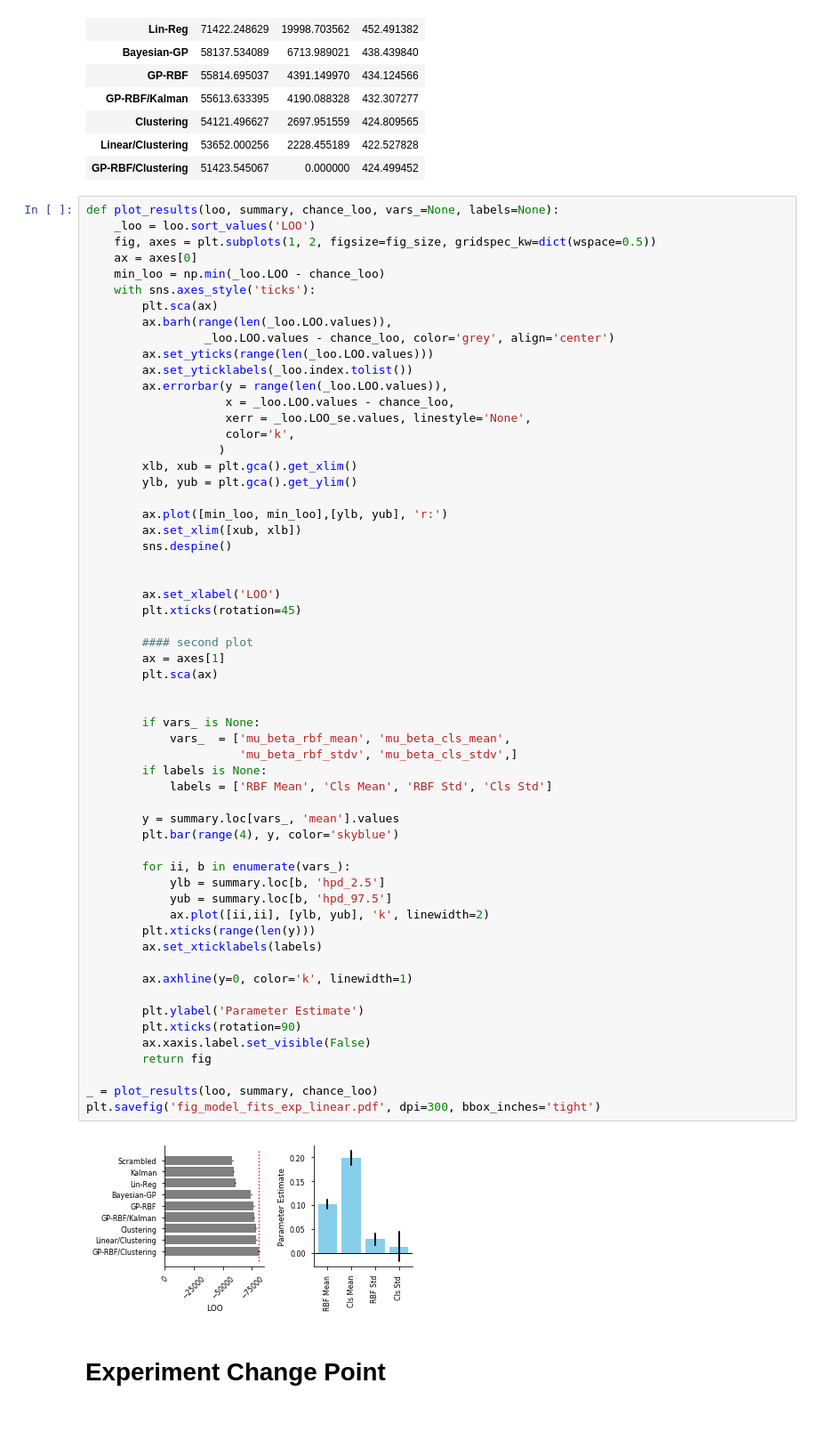
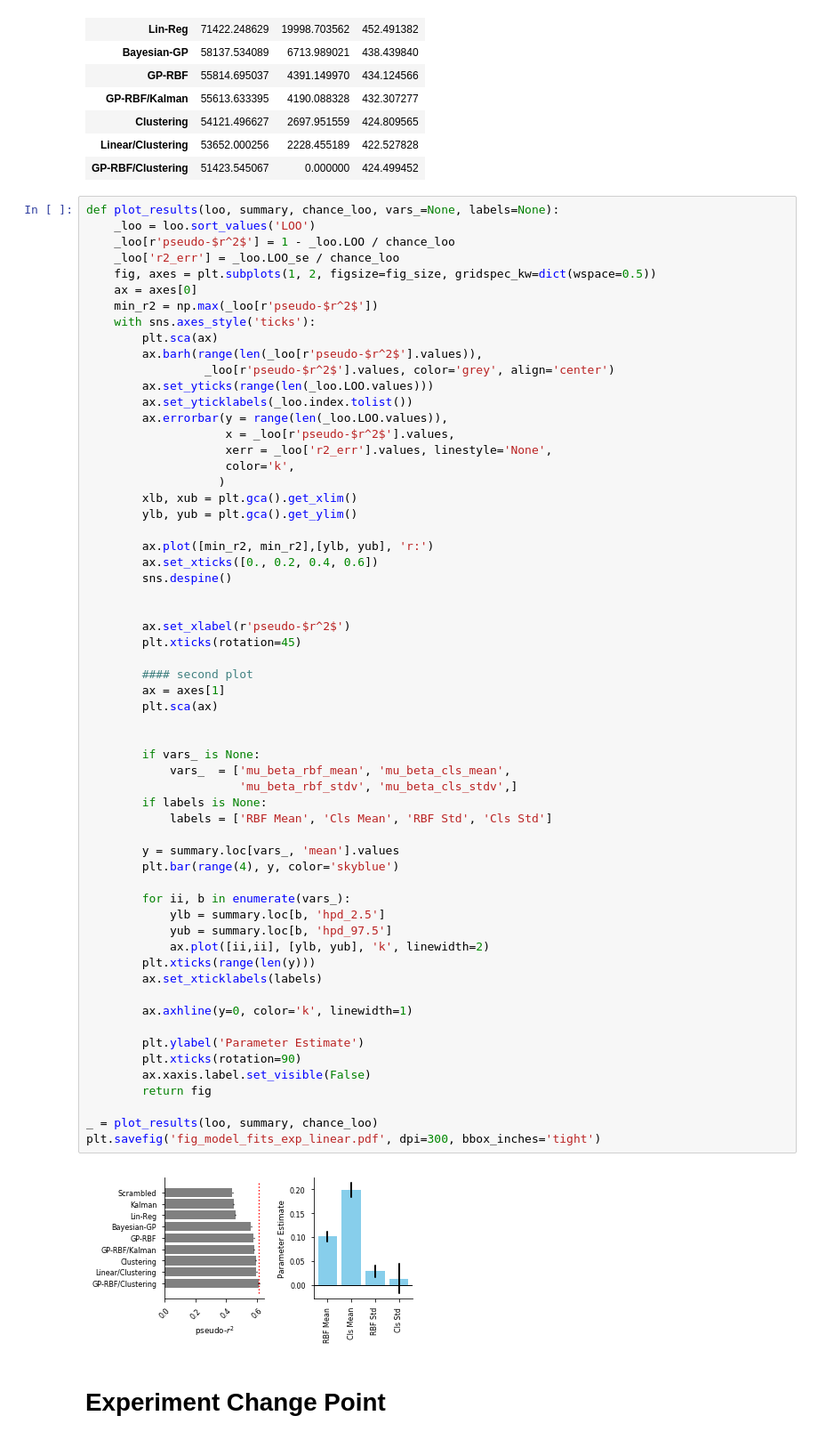
Before and after one commit to nicktfranklin/StructuredBandits, a Jupyter notebook: Model Fits and Parameter plots.ipynb, the cells around one changed output. Shown: that part at 89% size. Drawn from its saved outputs; the diff is of its cells as text.

Commit message:
updated model fits and plots

```diff
--- a/Model Fits and Parameter plots.ipynb
+++ b/Model Fits and Parameter plots.ipynb
@@ -40,63 +41,65 @@ Chance: 132252.482051
 # %%
 def plot_results(loo, summary, chance_loo, vars_=None, labels=None):
     _loo = loo.sort_values('LOO')
+    _loo[r'pseudo-$r^2$'] = 1 - _loo.LOO / chance_loo
+    _loo['r2_err'] = _loo.LOO_se / chance_loo
     fig, axes = plt.subplots(1, 2, figsize=fig_size, gridspec_kw=dict(wspace=0.5))
     ax = axes[0]
-    min_loo = np.min(_loo.LOO - chance_loo)
+    min_r2 = np.max(_loo[r'pseudo-$r^2$'])
     with sns.axes_style('ticks'):
         plt.sca(ax)
-        ax.barh(range(len(_loo.LOO.values)),
-                 _loo.LOO.values - chance_loo, color='grey', align='center')
+        ax.barh(range(len(_loo[r'pseudo-$r^2$'].values)),
+                 _loo[r'pseudo-$r^2$'].values, color='grey', align='center')
         ax.set_yticks(range(len(_loo.LOO.values)))
         ax.set_yticklabels(_loo.index.tolist())
         ax.errorbar(y = range(len(_loo.LOO.values)),
-                    x = _loo.LOO.values - chance_loo,
-                    xerr = _loo.LOO_se.values, linestyle='None',
+                    x = _loo[r'pseudo-$r^2$'].values,
+                    xerr = _loo['r2_err'].values, linestyle='None',
                     color='k',
                    )
         xlb, xub = plt.gca().get_xlim()
         ylb, yub = plt.gca().get_ylim()
 
-        ax.plot([min_loo, min_loo],[ylb, yub], 'r:')
-        ax.set_xlim([xub, xlb])
+        ax.plot([min_r2, min_r2],[ylb, yub], 'r:')
+        ax.set_xticks([0., 0.2, 0.4, 0.6])
         sns.despine()
 
 
-        ax.set_xlabel('LOO')
+        ax.set_xlabel(r'pseudo-$r^2$')
         plt.xticks(rotation=45)
 
         #### second plot
         ax = axes[1]
         plt.sca(ax)
 
 
         if vars_ is None:
             vars_  = ['mu_beta_rbf_mean', 'mu_beta_cls_mean',
                       'mu_beta_rbf_stdv', 'mu_beta_cls_stdv',]
         if labels is None:
             labels = ['RBF Mean', 'Cls Mean', 'RBF Std', 'Cls Std']
 
         y = summary.loc[vars_, 'mean'].values
         plt.bar(range(4), y, color='skyblue')
 
         for ii, b in enumerate(vars_):
             ylb = summary.loc[b, 'hpd_2.5']
             yub = summary.loc[b, 'hpd_97.5']
             ax.plot([ii,ii], [ylb, yub], 'k', linewidth=2)
         plt.xticks(range(len(y)))
         ax.set_xticklabels(labels)
 
         ax.axhline(y=0, color='k', linewidth=1)
 
         plt.ylabel('Parameter Estimate')
         plt.xticks(rotation=90)
         ax.xaxis.label.set_visible(False)
         return fig
 
 _ = plot_results(loo, summary, chance_loo)
 plt.savefig('fig_model_fits_exp_linear.pdf', dpi=300, bbox_inches='tight')
 # %% [output]
-[figure, old version]
+[figure, new version]
 # %% [markdown]
 # Experiment Change Point
 # %%
```
Also changed, not shown: parts of 6 cells of this notebook, 21 other files.
